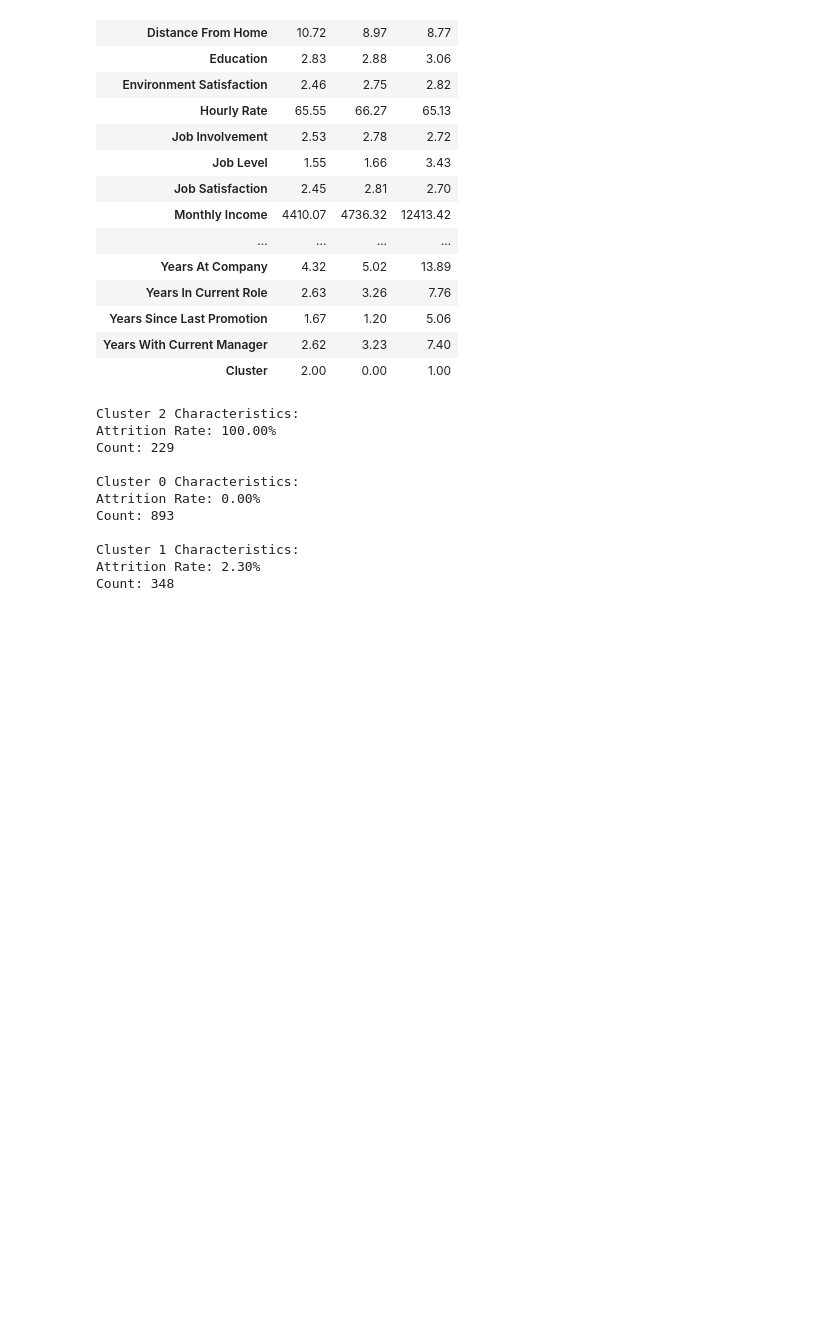
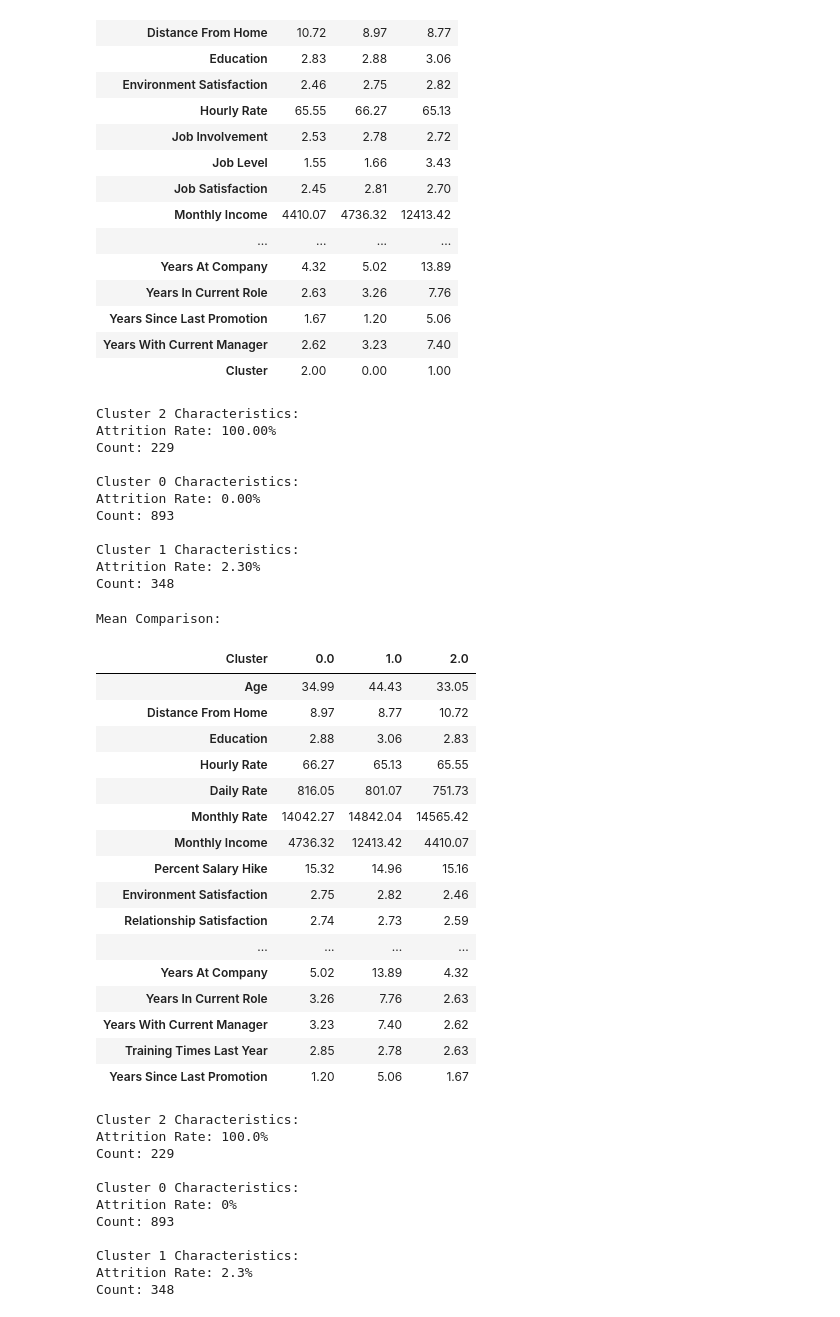
Before and after one commit to dl-ta/VJPE205.1_Group-3, a Jupyter notebook: 6. Further Analysis.ipynb, the cells around one changed output. Drawn from its saved outputs; the diff is of its cells as text; code cells hidden in the pictures; blank space fills up the shorter version.

```diff
--- a/6. Further Analysis.ipynb
+++ b/6. Further Analysis.ipynb
@@ -206,6 +206,81 @@ Count: 893
 Cluster 1 Characteristics:
 Attrition Rate: 2.30%
 Count: 348
+# %%
+# Mean Comparison between Clusters
+exclude_columns = ['Employee Number', 'Standard Hours', 'Cluster']
+
+desired_order = [
+    'Age', 'Distance From Home', 'Education', 'Hourly Rate', 'Daily Rate', 'Monthly Rate',
+    'Monthly Income', 'Percent Salary Hike', 'Environment Satisfaction', 'Relationship Satisfaction', 'Work Life Balance',
+    'Job Satisfaction', 'Performance Rating', 'Stock Option Level', 'Job Level', 'Job Involvement', 'Num Companies Worked',
+    'Total Working Years', 'Years At Company', 'Years In Current Role', 'Years With Current Manager',
+    'Training Times Last Year', 'Years Since Last Promotion'
+]
+
+result_df = pd.DataFrame()
+
+print("Mean Comparison:")
+
+for cluster_id in df_clustered['Cluster'].unique():
+    cluster_data = df_clustered[df_clustered['Cluster'] == cluster_id]
+
+    mean_values = cluster_data.drop(exclude_columns, axis=1)[desired_order].mean(numeric_only=True)
+
+    mean_values['Cluster'] = cluster_id
+
+    result_df = pd.concat([result_df, mean_values.to_frame().T])
+
+result_df = result_df.round(2)
+result_df = result_df.set_index('Cluster')
+result_df = result_df.sort_values(by='Cluster', axis=0)
+display(result_df.T)
+
+# Attrition Rate & Count of each Cluster
+for cluster_id in df_clustered['Cluster'].unique():
+    cluster_data = df_clustered[df_clustered['Cluster'] == cluster_id]
+
+    count_values = cluster_data.drop(exclude_columns, axis=1)[desired_order].count()
+    count_values['Cluster'] = cluster_id
+
+    print(f"\nCluster {cluster_id} Characteristics:")
+
+    attrition_rate = cluster_data['Attrition'].value_counts(normalize=True).get('Yes', 0) * 100
+    attrition_rate = round(attrition_rate, 2)
+    print(f"Attrition Rate: {attrition_rate}%")
+
+    count = len(cluster_data)
+    print(f"Count: {count}")
+# %% [output]
+Mean Comparison:
+| Cluster | 0.0 | 1.0 | 2.0 |
+| Age | 34.99 | 44.43 | 33.05 |
+| Distance From Home | 8.97 | 8.77 | 10.72 |
+| Education | 2.88 | 3.06 | 2.83 |
+| Hourly Rate | 66.27 | 65.13 | 65.55 |
+| Daily Rate | 816.05 | 801.07 | 751.73 |
+| Monthly Rate | 14042.27 | 14842.04 | 14565.42 |
+| Monthly Income | 4736.32 | 12413.42 | 4410.07 |
+| Percent Salary Hike | 15.32 | 14.96 | 15.16 |
+| Environment Satisfaction | 2.75 | 2.82 | 2.46 |
+| Relationship Satisfaction | 2.74 | 2.73 | 2.59 |
+| ... | ... | ... | ... |
+| Years At Company | 5.02 | 13.89 | 4.32 |
+| Years In Current Role | 3.26 | 7.76 | 2.63 |
+| Years With Current Manager | 3.23 | 7.40 | 2.62 |
+| Training Times Last Year | 2.85 | 2.78 | 2.63 |
+| Years Since Last Promotion | 1.20 | 5.06 | 1.67 |
+Cluster 2 Characteristics:
+Attrition Rate: 100.0%
+Count: 229
+
+Cluster 0 Characteristics:
+Attrition Rate: 0%
+Count: 893
+
+Cluster 1 Characteristics:
+Attrition Rate: 2.3%
+Count: 348
 # %%
 # Principal Component Analysis
 from sklearn.decomposition import PCA
```
Also changed, not shown: parts of 1 cell of this notebook, 1 other file.
